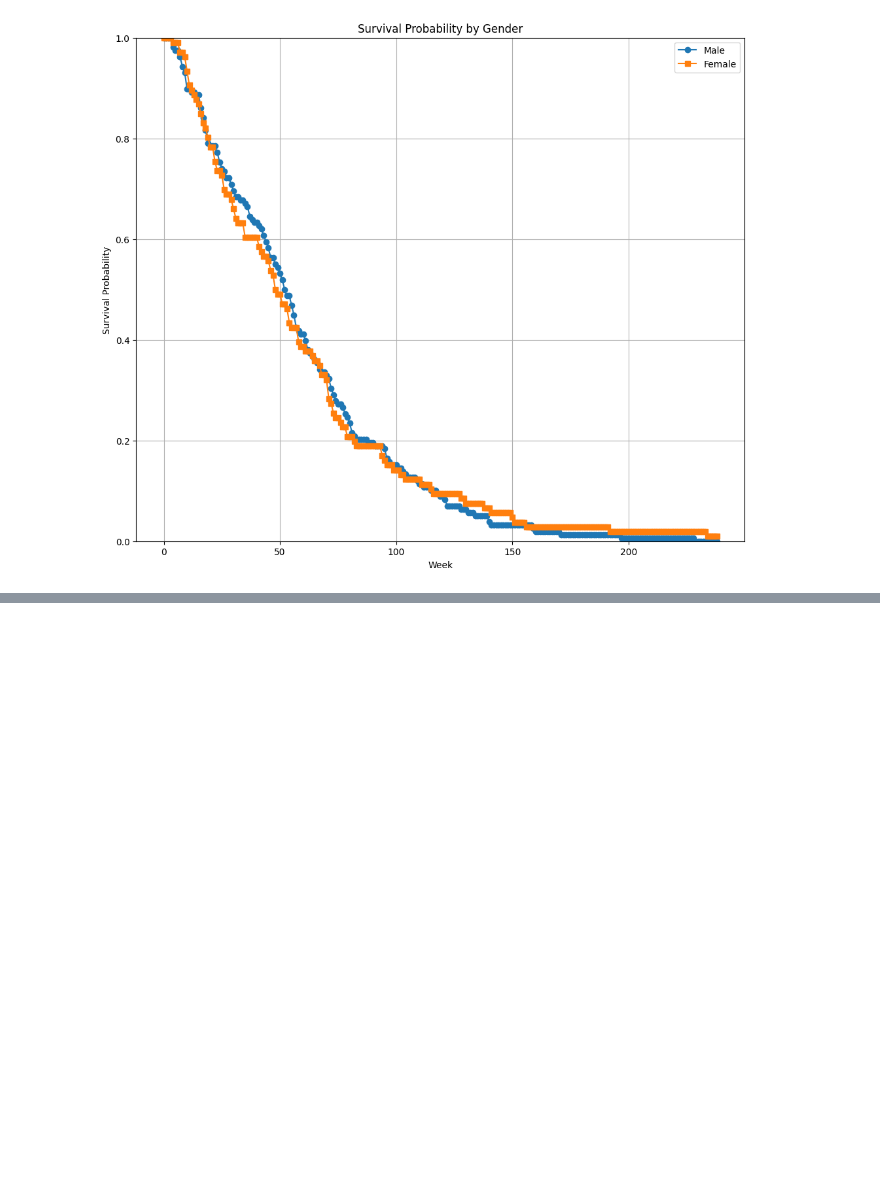
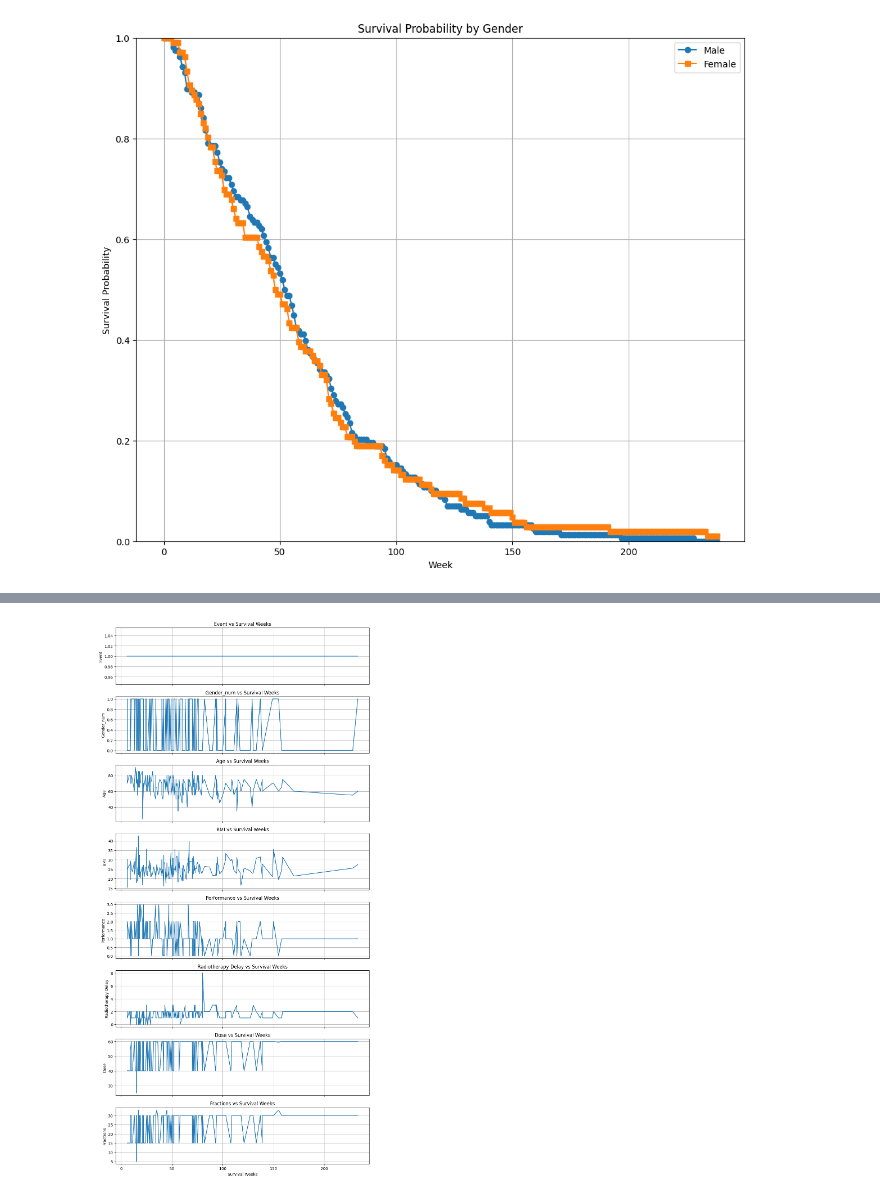
Before and after one commit to Parasshirishvaidya/TimeSeries-Based-BrainTumor-Survival, a Jupyter notebook: notebooks/Tumor_Growth_Modelling_.ipynb, the cells around one changed output, grey strips where cells are left out. Saved outputs shown, nothing was run; the diff lists cells and outputs as text; code cells hidden in the pictures; blank space fills up the shorter version.

```diff
--- a/notebooks/Tumor_Growth_Modelling_.ipynb
+++ b/notebooks/Tumor_Growth_Modelling_.ipynb
@@ -3,8 +3,8 @@ import pandas as pd
 import matplotlib.pyplot as plt
 # %%
 # Adjust sep='\t' if tab-separated, sep=',' if comma-separated
-df1 = pd.read_csv("Dataset1/CFB-GBM_clinical_data_v02_20260129.tsv", sep='\t')  # Table 1
-df2 = pd.read_csv("Dataset1/CFB-GBM_treatment_data_v02_20260129.tsv", sep='\t')  # Table 2
+df1 = pd.read_csv("/content/CFB-GBM_clinical_data_v02_20260129.tsv", sep='\t')  # Table 1
+df2 = pd.read_csv("/content/CFB-GBM_treatment_data_v02_20260129.tsv", sep='\t')  # Table 2
 
 merged_df = pd.merge(df1, df2, on='id_patient', how='inner')
 
@@ -325,3 +364,35 @@ cph.print_summary()
+# %%
+# Sort data by Survival Week
+df_plot = df_cox.sort_values(by='Survival_Week')
+
+# Variables to plot
+variables = ['Event','Gender_num','Age','BMI','Performance',
+             'Radiotherapy Delay','Dose','Fractions']
+
+# Create subplots (one for each variable)
+n_vars = len(variables)
+fig, axes = plt.subplots(n_vars, 1, figsize=(10, 2.5 * n_vars), sharex=True)
+
+# If only one variable, axes won't be iterable
+if n_vars == 1:
+    axes = [axes]
+
+# Plot each variable
+for i, var in enumerate(variables):
+    axes[i].plot(df_plot['Survival_Week'], df_plot[var])
+    axes[i].set_ylabel(var)
+    axes[i].set_title(f'{var} vs Survival Weeks')
+    axes[i].grid(True)
+
+# Common X label
+plt.xlabel('Survival Weeks')
+
+# Adjust layout
+plt.tight_layout()
+
+plt.show()
+# %% [output]
+[figure, added]
 # %%
 # Significance level
 alpha = 0.05
```
Also changed, not shown: parts of 32 cells of this notebook.
